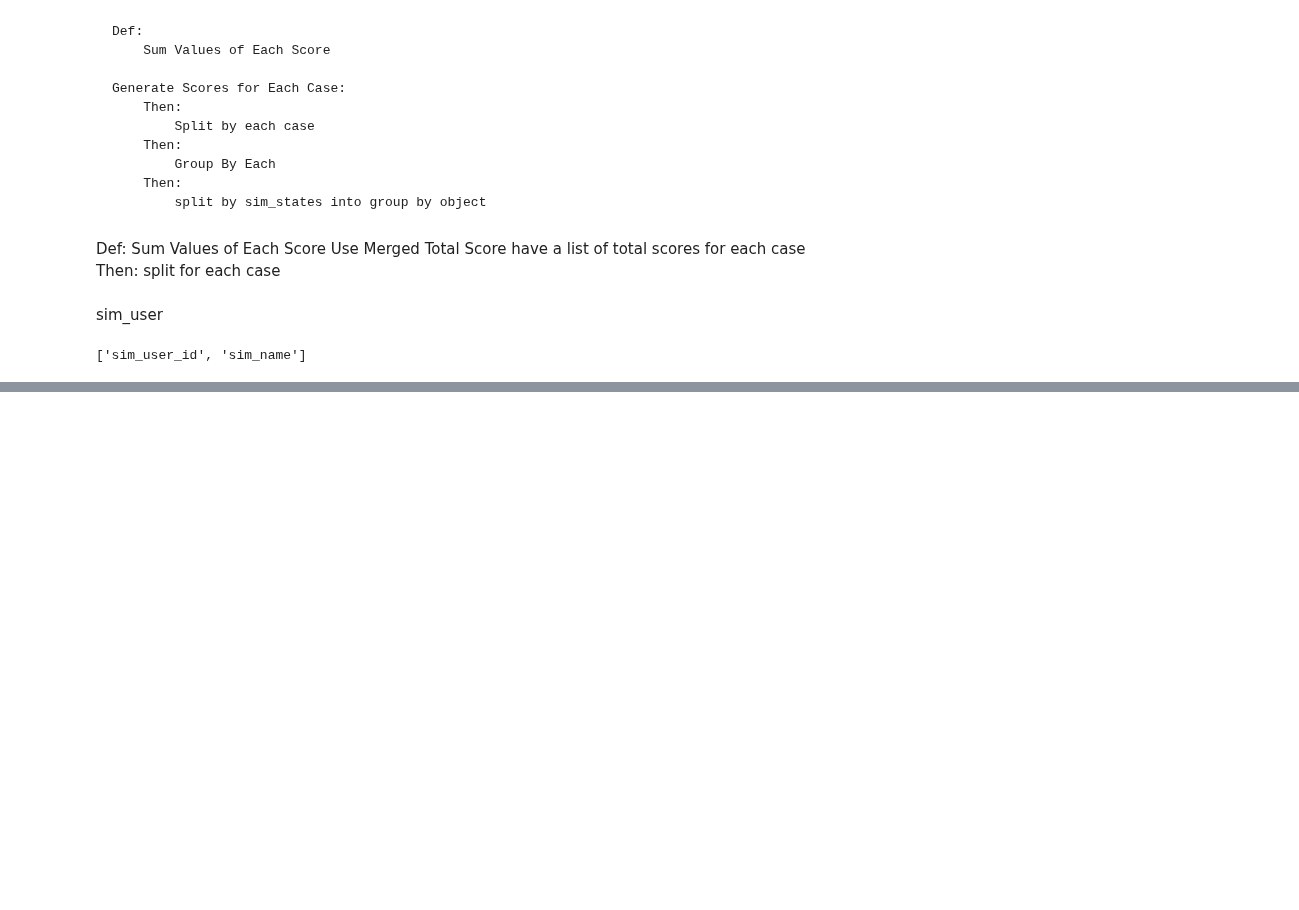
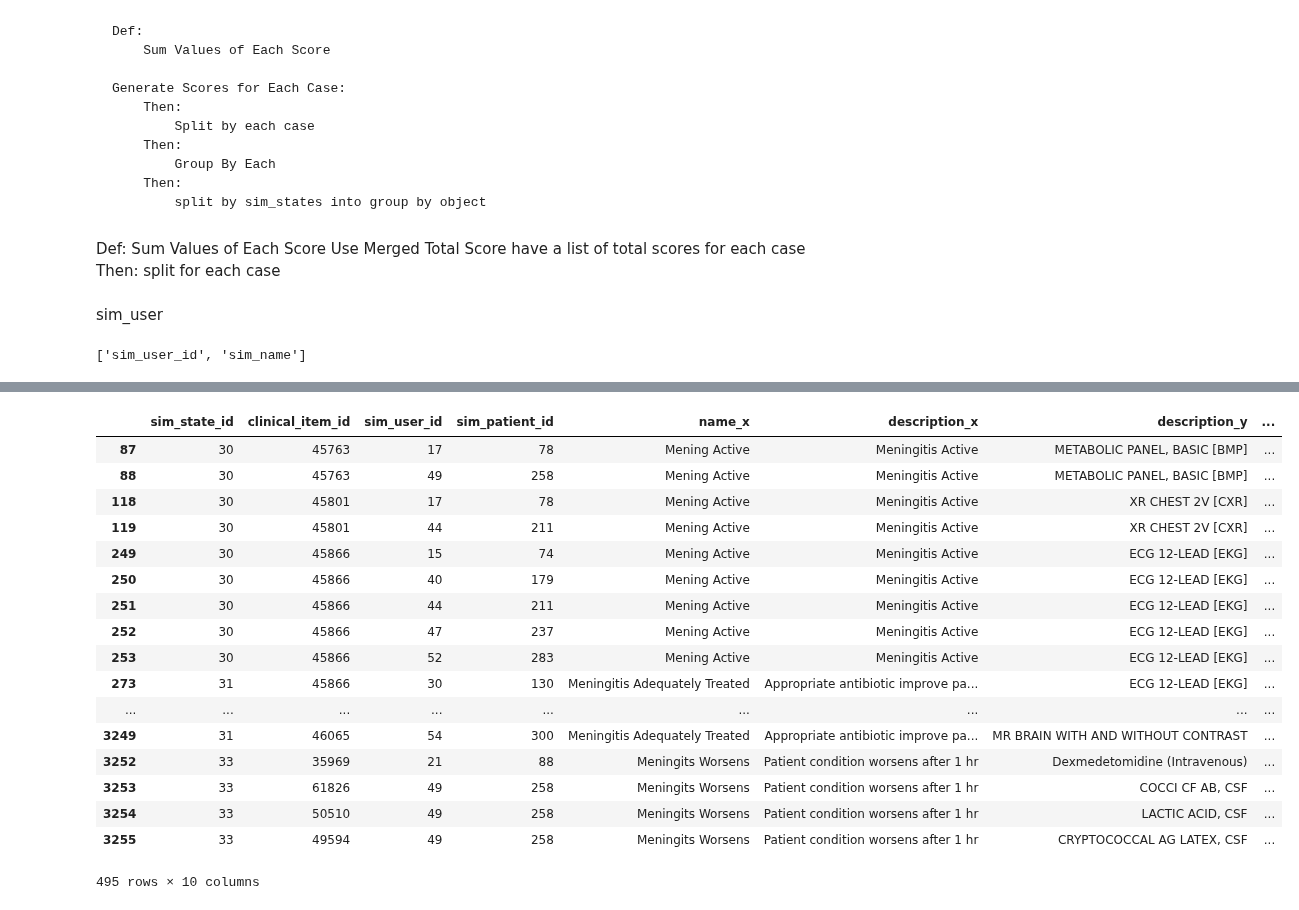
Before and after one commit to HealthRex/CDSS, a Jupyter notebook: scripts/SimulationRecommender/Clinical Recommender Pipeline .ipynb, the cells around one changed output, grey strips where cells are left out. Drawn from its saved outputs; the diff is of its cells as text; code cells hidden in the pictures; blank space fills up the shorter version.

```diff
--- a/scripts/SimulationRecommender/Clinical Recommender Pipeline .ipynb
+++ b/scripts/SimulationRecommender/Clinical Recommender Pipeline .ipynb
@@ -576,0 +683,22 @@ tracker_response_score_join.to_csv(recommender_path + 'recommender_generated_out
+# %%
+def rFilter(df,col, condition):
+    return df[df[col]==condition]
+
+
+sample_grading['case'] == 'meningitis'
+meng_grading = sample_grading[sample_grading['case']=='meningitis']
+meng_gradingR = rFilter(sample_grading, 'case', 'meningitis')
+meng_grading.equals(meng_gradingR)
+
+mgr = meng_grading
+uni_mgr_order = mgr['clinical_order'].values
+
+mgr_order = mgr['clinical_order'].values
+
+list([type(uni_mgr_order), type(mgr_order)])
+
+len(mgr_order) == len(uni_mgr_order)
+
+mgr_set = list(set(mgr_order))
+
+len(mgr_set)
@@ -576,0 +984,24 @@ tracker_response_score_join.to_csv(recommender_path + 'recommender_generated_out
+# %%
+#rFilter(df,col, condition):
+
+case = rFilter(df_grading, 'case', 'meningitis')
+case
+# %% [output]
+|  | sim_state_id | clinical_item_id | sim_user_id | sim_patient_id | name_x | description_x | description_y | ... |
+| 87 | 30 | 45763 | 17 | 78 | Mening Active | Meningitis Active | METABOLIC PANEL, BASIC [BMP] | ... |
+| 88 | 30 | 45763 | 49 | 258 | Mening Active | Meningitis Active | METABOLIC PANEL, BASIC [BMP] | ... |
+| 118 | 30 | 45801 | 17 | 78 | Mening Active | Meningitis Active | XR CHEST 2V [CXR] | ... |
+| 119 | 30 | 45801 | 44 | 211 | Mening Active | Meningitis Active | XR CHEST 2V [CXR] | ... |
+| 249 | 30 | 45866 | 15 | 74 | Mening Active | Meningitis Active | ECG 12-LEAD [EKG] | ... |
+| 250 | 30 | 45866 | 40 | 179 | Mening Active | Meningitis Active | ECG 12-LEAD [EKG] | ... |
+| 251 | 30 | 45866 | 44 | 211 | Mening Active | Meningitis Active | ECG 12-LEAD [EKG] | ... |
+| 252 | 30 | 45866 | 47 | 237 | Mening Active | Meningitis Active | ECG 12-LEAD [EKG] | ... |
+| 253 | 30 | 45866 | 52 | 283 | Mening Active | Meningitis Active | ECG 12-LEAD [EKG] | ... |
+| 273 | 31 | 45866 | 30 | 130 | Meningitis Adequately Treated | Appropriate antibiotic improve pa... | ECG 12-LEAD [EKG] | ... |
+| ... | ... | ... | ... | ... | ... | ... | ... | ... |
+| 3249 | 31 | 46065 | 54 | 300 | Meningitis Adequately Treated | Appropriate antibiotic improve pa... | MR BRAIN WITH AND WITHOUT CONTRAST | ... |
+| 3252 | 33 | 35969 | 21 | 88 | Meningits Worsens | Patient condition worsens after 1 hr | Dexmedetomidine (Intravenous) | ... |
+| 3253 | 33 | 61826 | 49 | 258 | Meningits Worsens | Patient condition worsens after 1 hr | COCCI CF AB, CSF | ... |
+| 3254 | 33 | 50510 | 49 | 258 | Meningits Worsens | Patient condition worsens after 1 hr | LACTIC ACID, CSF | ... |
+| 3255 | 33 | 49594 | 49 | 258 | Meningits Worsens | Patient condition worsens after 1 hr | CRYPTOCOCCAL AG LATEX, CSF | ... |
+495 rows × 10 columns
```
Also changed, not shown: parts of 55 cells of this notebook.
